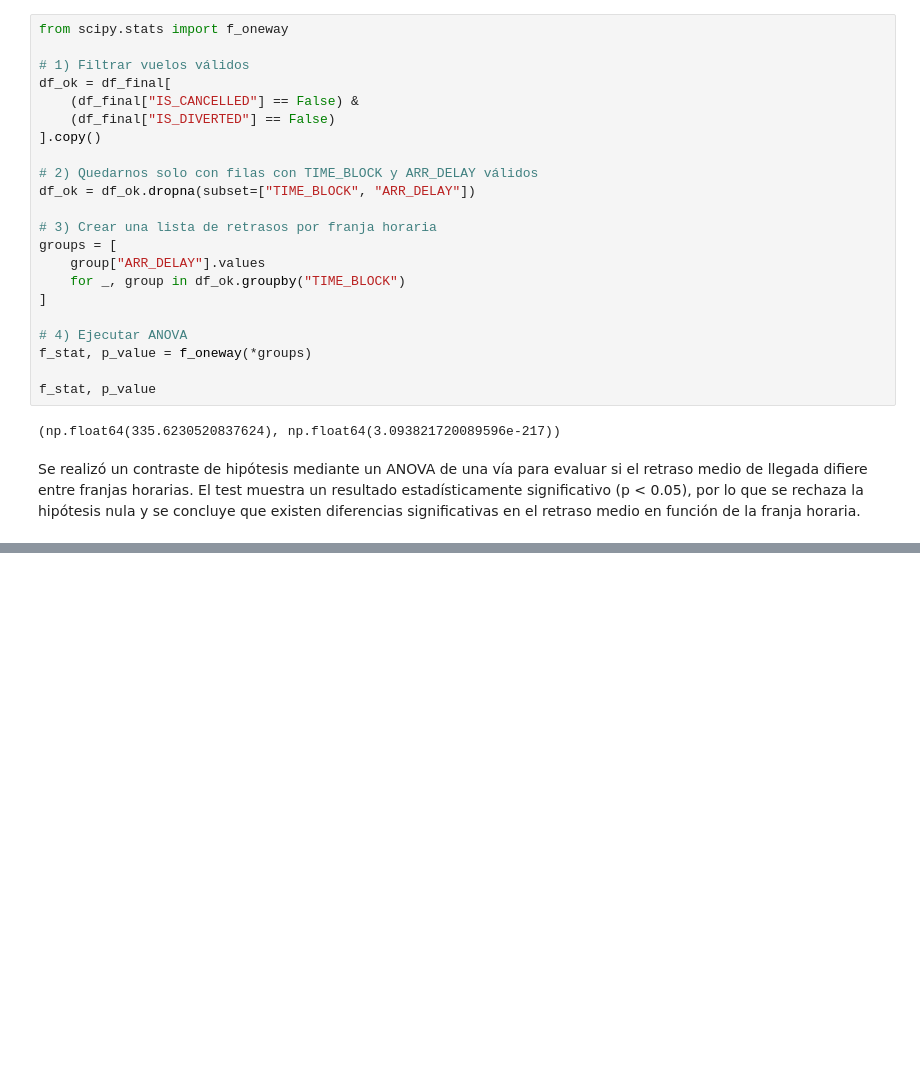
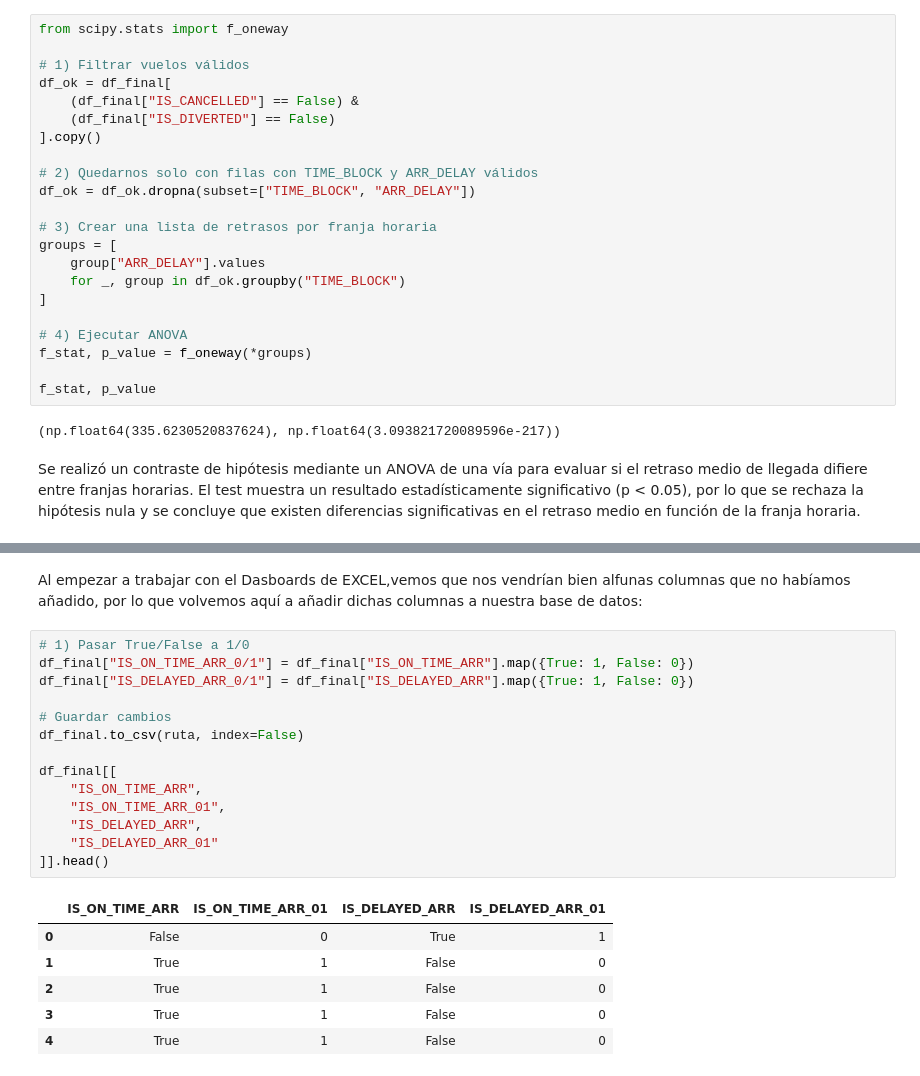
Before and after one commit to beabanegas/PROYECTO_FINAL, a Jupyter notebook: 3.1_Vuelos_Union_Análisis.ipynb, the cells around one changed output, grey strips where cells are left out. Cells and saved outputs as stored; diff of their text form; blank space fills up the shorter version.

```diff
--- a/3.1_Vuelos_Union_Análisis.ipynb
+++ b/3.1_Vuelos_Union_Análisis.ipynb
@@ -647,0 +657,23 @@ Se realizó un contraste de hipótesis mediante un ANOVA de una vía para evalua
+# %% [markdown]
+Al empezar a trabajar con el Dasboards de EXCEL,vemos que nos vendrían bien alfunas columnas que no habíamos añadido, por lo que volvemos aquí a añadir dichas columnas a nuestra base de datos:
+# %%
+# 1) Pasar True/False a 1/0
+df_final["IS_ON_TIME_ARR_0/1"] = df_final["IS_ON_TIME_ARR"].map({True: 1, False: 0})
+df_final["IS_DELAYED_ARR_0/1"] = df_final["IS_DELAYED_ARR"].map({True: 1, False: 0})
+
+# Guardar cambios
+df_final.to_csv(ruta, index=False)
+
+df_final[[
+    "IS_ON_TIME_ARR",
+    "IS_ON_TIME_ARR_01",
+    "IS_DELAYED_ARR",
+    "IS_DELAYED_ARR_01"
+]].head()
+# %% [output]
+|  | IS_ON_TIME_ARR | IS_ON_TIME_ARR_01 | IS_DELAYED_ARR | IS_DELAYED_ARR_01 |
+| 0 | False | 0 | True | 1 |
+| 1 | True | 1 | False | 0 |
+| 2 | True | 1 | False | 0 |
+| 3 | True | 1 | False | 0 |
+| 4 | True | 1 | False | 0 |
```
Also changed, not shown: parts of 5 cells of this notebook, 5 other files.
